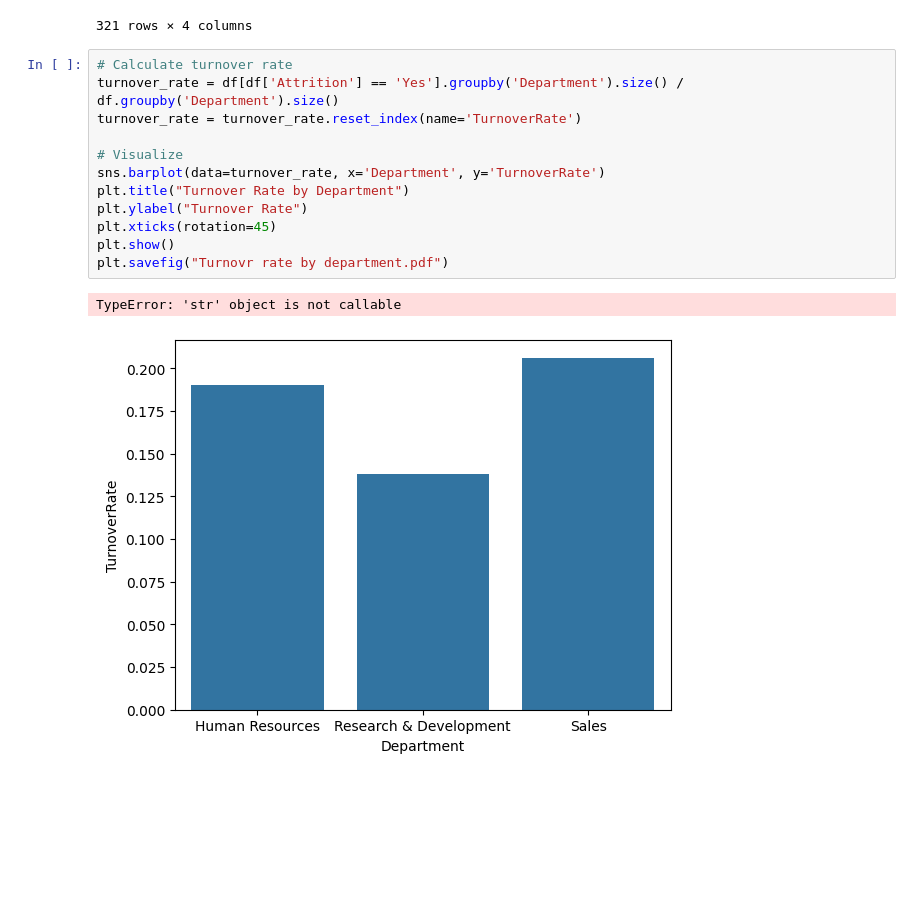
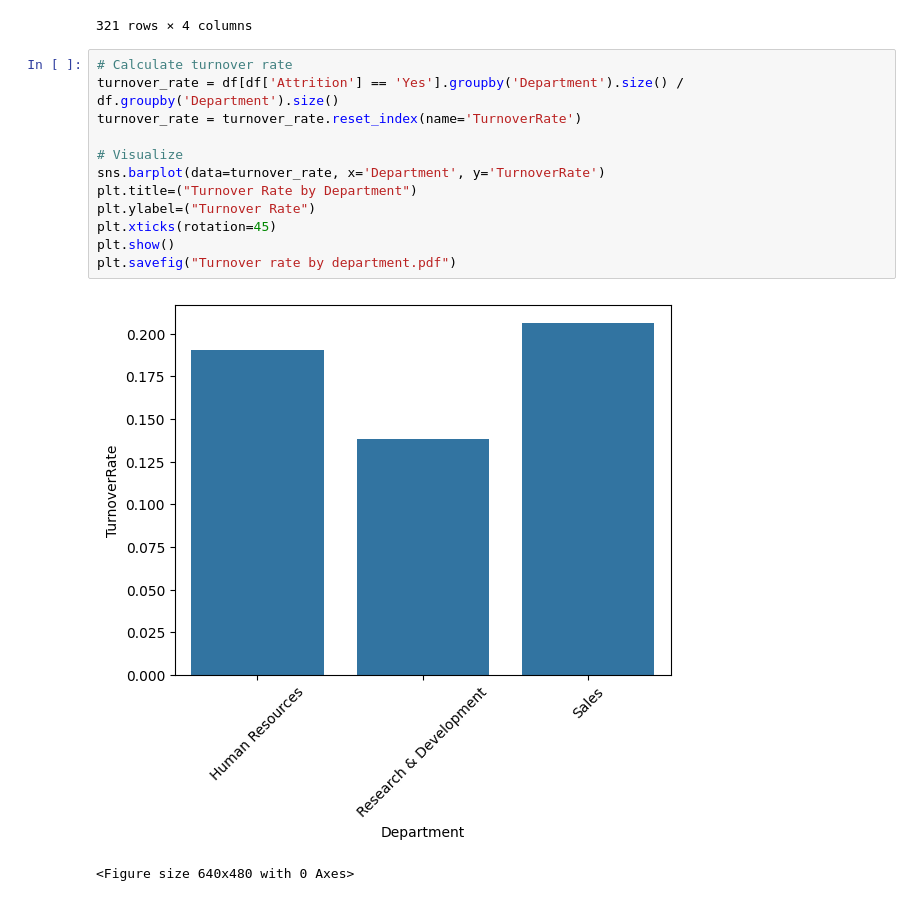
Before and after one commit to Camilaaoko/Employee_Database_analysis, a Jupyter notebook: Employee_database_Analysis.ipynb, the cells around one changed output. Saved outputs shown, nothing was run; the diff lists cells and outputs as text; blank space fills up the shorter version.

```diff
--- a/Employee_database_Analysis.ipynb
+++ b/Employee_database_Analysis.ipynb
@@ -73,15 +73,15 @@ due_for_promotion[['EmployeeNumber', 'Department', 'JobRole', 'YearsSinceLastPro
 # %%
 # Calculate turnover rate
 turnover_rate = df[df['Attrition'] == 'Yes'].groupby('Department').size() / df.groupby('Department').size()
 turnover_rate = turnover_rate.reset_index(name='TurnoverRate')
 
 # Visualize
 sns.barplot(data=turnover_rate, x='Department', y='TurnoverRate')
-plt.title("Turnover Rate by Department")
-plt.ylabel("Turnover Rate")
+plt.title=("Turnover Rate by Department")
+plt.ylabel=("Turnover Rate")
 plt.xticks(rotation=45)
 plt.show()
-plt.savefig("Turnovr rate by department.pdf")
+plt.savefig("Turnover rate by department.pdf")
 # %% [output]
+[figure, new version]
-TypeError: 'str' object is not callable
+<Figure size 640x480 with 0 Axes>
-[figure, old version]
```
Also changed, not shown: parts of 2 cells of this notebook.
